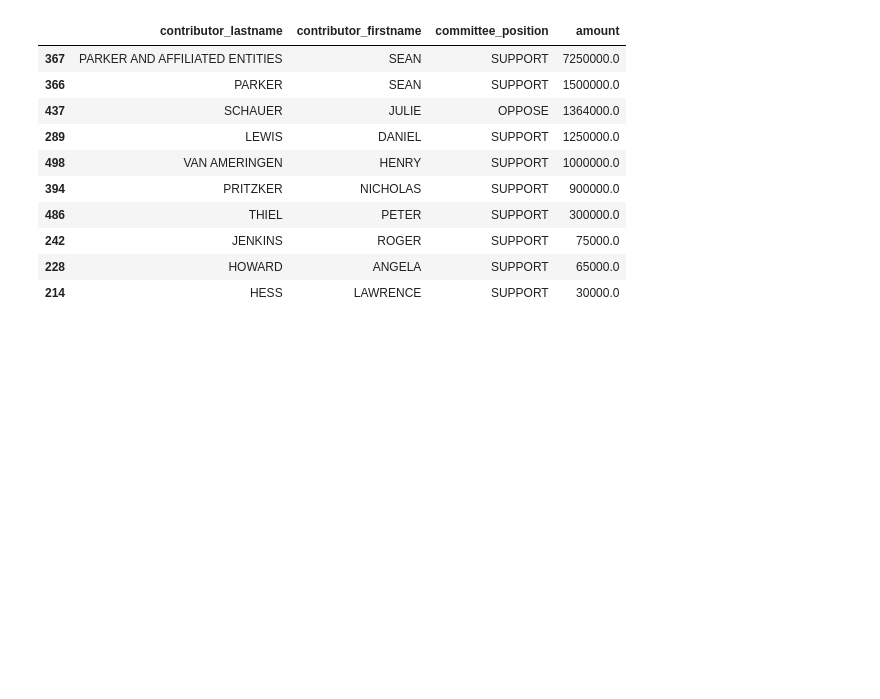
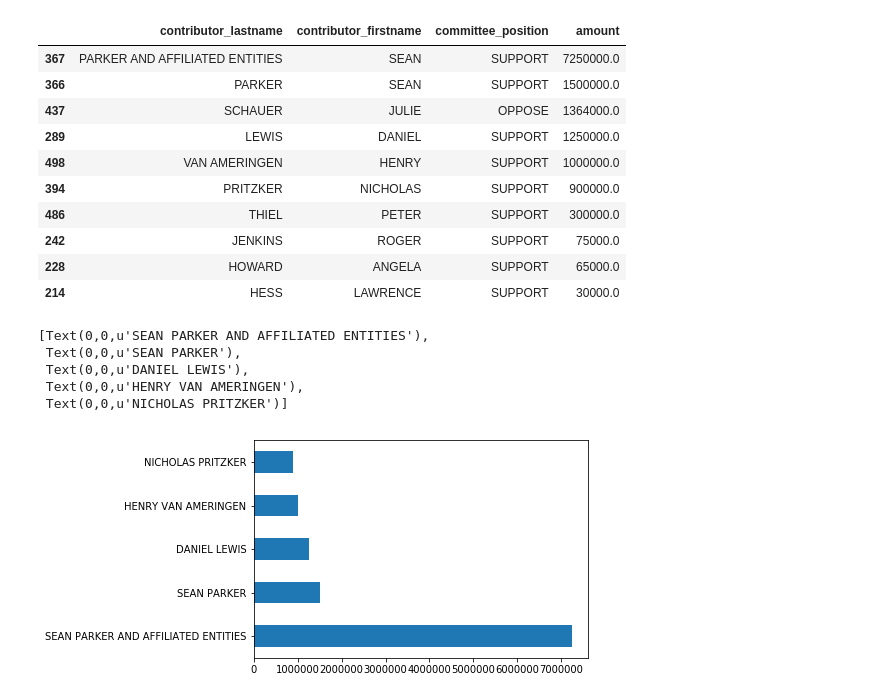
Before and after one commit to vpoon5/first-python-notebook, a Jupyter notebook: prop-64-CA-2016.ipynb, the cells around one changed output. Saved outputs shown, nothing was run; the diff lists cells and outputs as text; code cells hidden in the pictures; blank space fills up the shorter version.

Commit message:
added graphs and cleaning function

```diff
--- a/prop-64-CA-2016.ipynb
+++ b/prop-64-CA-2016.ipynb
@@ -295,3 +297,15 @@ merged.groupby(["contributor_lastname","contributor_firstname","committee_positi
 | 242 | JENKINS | ROGER | SUPPORT | 75000.0 |
 | 228 | HOWARD | ANGELA | SUPPORT | 65000.0 |
 | 214 | HESS | LAWRENCE | SUPPORT | 30000.0 |
+# %%
+top_supporters = support.groupby(["contributor_lastname","contributor_firstname"]).amount.sum().reset_index().sort_values("amount", ascending=False).head(10)
+# %%
+chart = top_supporters.head(5).amount.plot.barh()
+chart.set_yticklabels(top_supporters.contributor_fullname)
+# %% [output]
+[Text(0,0,u'SEAN PARKER AND AFFILIATED ENTITIES'),
+ Text(0,0,u'SEAN PARKER'),
+ Text(0,0,u'DANIEL LEWIS'),
+ Text(0,0,u'HENRY VAN AMERINGEN'),
+ Text(0,0,u'NICHOLAS PRITZKER')]
+[figure, added]
```
Also changed, not shown: parts of 8 cells of this notebook.
